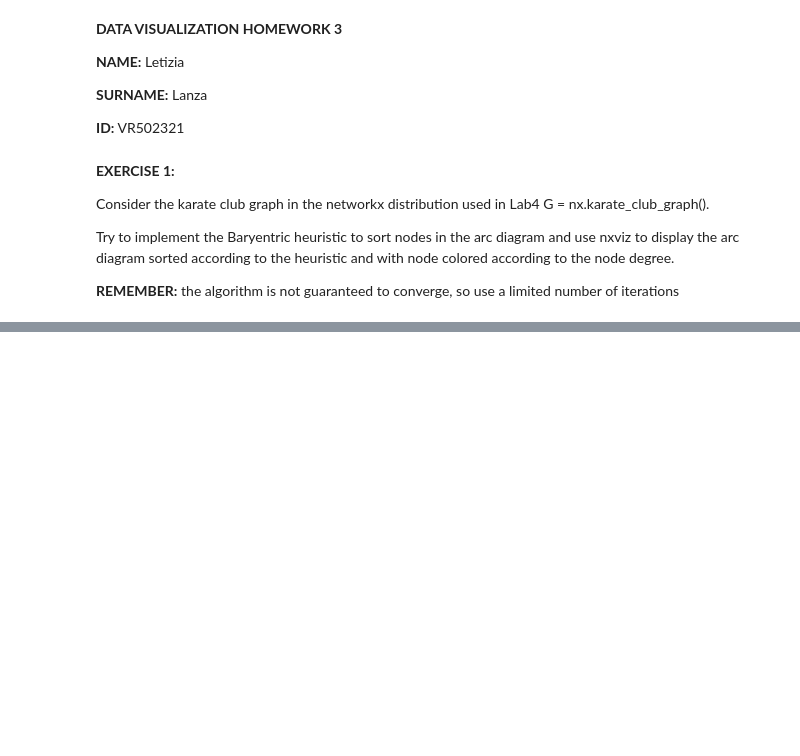
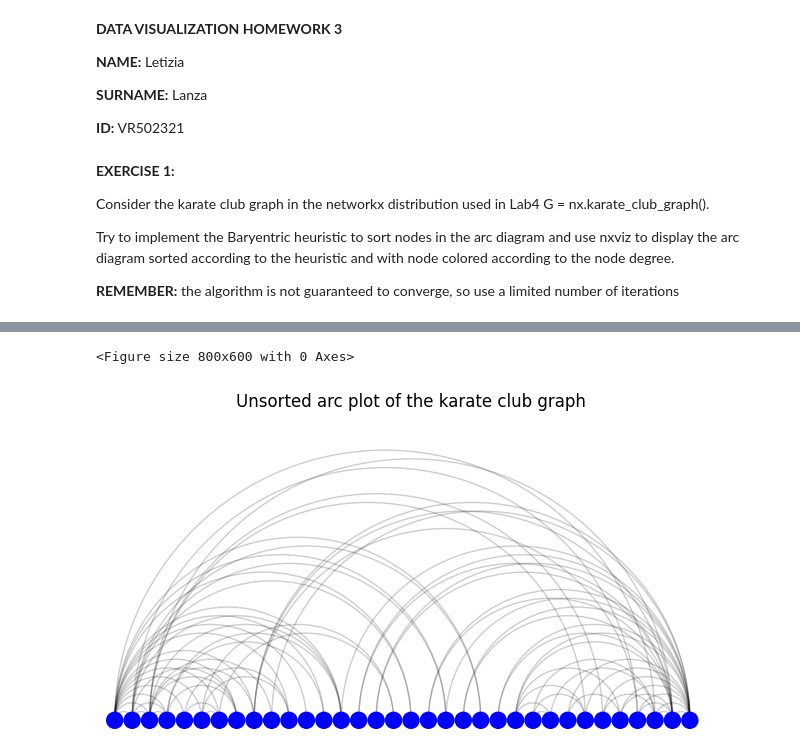
Before and after one commit to letizialanza01/Data_Vis_H3, a Jupyter notebook: DV_H3.ipynb, the cells around one changed output, grey strips where cells are left out. Cells and saved outputs as stored; diff of their text form; code cells hidden in the pictures; blank space fills up the shorter version.

```diff
--- a/DV_H3.ipynb
+++ b/DV_H3.ipynb
@@ -25,0 +47,10 @@ ModuleNotFoundError: No module named 'networkx'
+# %%
+#visualize the graph using ArcPlot (initial unsorted version)
+plt.figure(figsize = (8, 6))
+a = ArcPlot(G)
+plt.title('Unsorted arc plot of the karate club graph')
+plt.tight_layout()
+plt.show()
+# %% [output]
+<Figure size 800x600 with 0 Axes>
+[figure, added]
```
Also changed, not shown: parts of 27 cells of this notebook.
